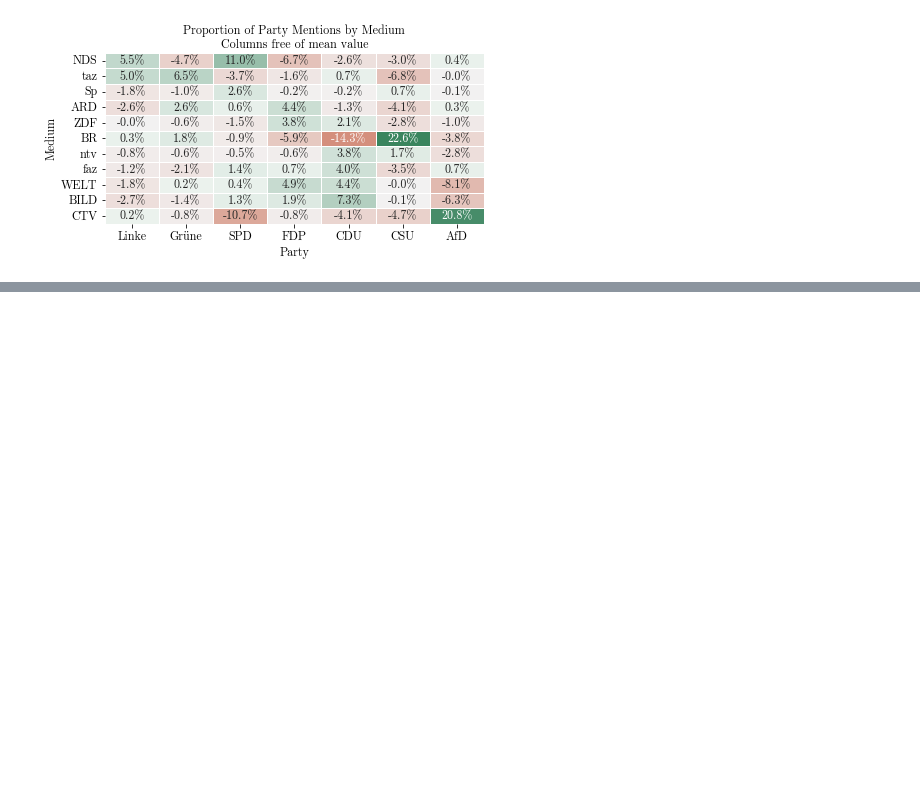
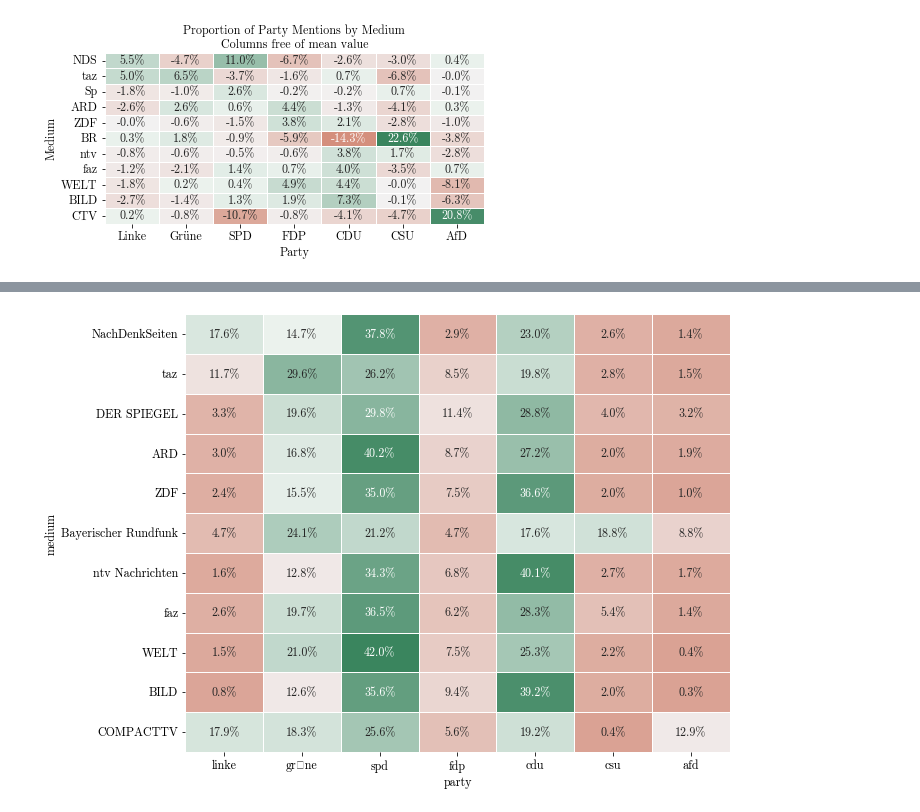
Before and after one commit to haukesteffen/media_bias_video_journalism, a Jupyter notebook: src/mention_analysis.ipynb, the cells around one changed output, grey strips where cells are left out. Drawn from its saved outputs; the diff is of its cells as text; code cells hidden in the pictures; blank space fills up the shorter version.

```diff
--- a/src/mention_analysis.ipynb
+++ b/src/mention_analysis.ipynb
@@ -175,3 +182,6 @@ f_saveplot_mentions_short(df=deviations_party_mentions_by_party_df, title='Propo
 # %% [output]
 [figure]
 [figure]
+# %%
+politician_df = pd.read_pickle('../data/mentions/politician_mentions.pkl')
+politician_df.head()
@@ -177,0 +209,3 @@ f_saveplot_mentions_short(df=deviations_party_mentions_by_party_df, title='Propo
+# %%
+politician_mentions_by_party_df = a_pivot_df_medium_vs_party(politician_df)
+politician_mentions_by_party_df
@@ -177,0 +226,3 @@ f_saveplot_mentions_short(df=deviations_party_mentions_by_party_df, title='Propo
+# %%
+ordered_politician_mentions_by_party_df = b_sort_df_by_political_ideology(politician_mentions_by_party_df)
+ordered_politician_mentions_by_party_df
@@ -177,0 +243,3 @@ f_saveplot_mentions_short(df=deviations_party_mentions_by_party_df, title='Propo
+# %%
+proportion_politician_mentions_by_party_df = c_standardize_df_by_row_sum(ordered_politician_mentions_by_party_df)
+proportion_politician_mentions_by_party_df
@@ -177,0 +260,4 @@ f_saveplot_mentions_short(df=deviations_party_mentions_by_party_df, title='Propo
+# %%
+e_heatmap_plot_df(proportion_politician_mentions_by_party_df)
+# %% [output]
+[figure, added]
```
Also changed, not shown: parts of 17 cells of this notebook, 7 other files.
